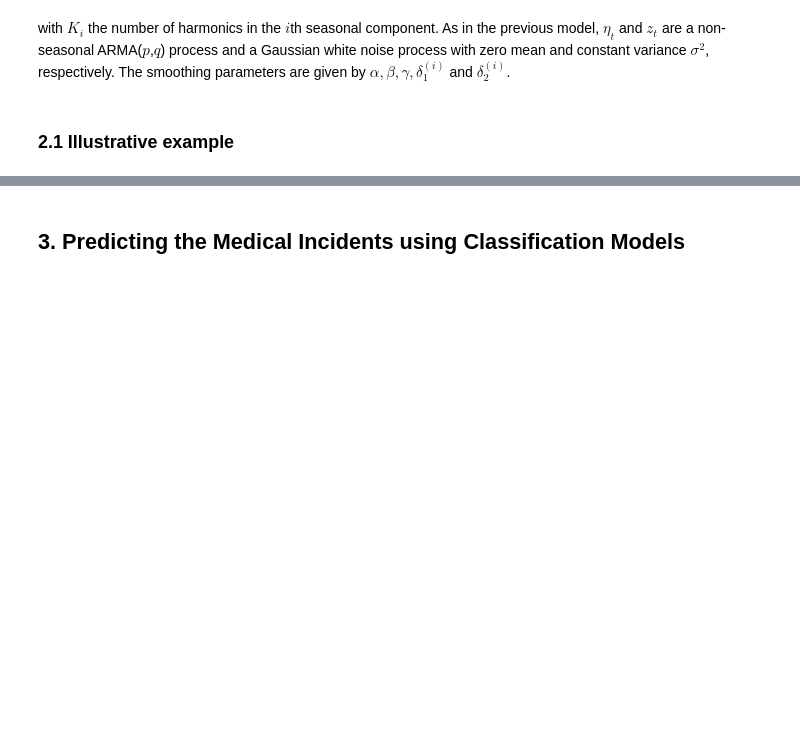
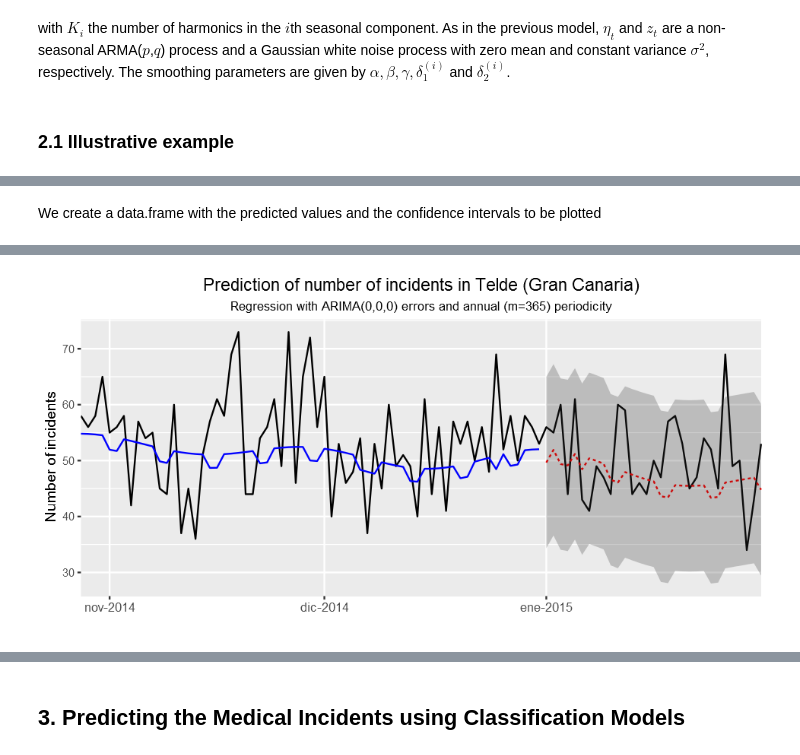
Before and after one commit to taroull/Notebook-112_Prediction_Classification, a Jupyter notebook: Statistical modelling of incidents data.ipynb, the cells around one changed output, grey strips where cells are left out. Cells and saved outputs as stored; diff of their text form; code cells hidden in the pictures; blank space fills up the shorter version.

```diff
--- a/Statistical modelling of incidents data.ipynb
+++ b/Statistical modelling of incidents data.ipynb
@@ -54,0 +81,6 @@ Loading required package: scales
+# %%
+serie2_full<-subset(serie1, date >= strftime('2013-01-01', format = '%Y-%m-%d') & date <= strftime('2015-01-31', format = '%Y-%m-%d'))
+serie2_full <- ts(serie2_full$N, frequency=365.25, start=c(2013,1,1))
+
+serie2_days<-day_df[day_df$date>="2013-01-01" & day_df$date<="2015-01-31",]
+serie2_days$time<-round(time(serie2_full),3)
@@ -54,0 +89,5 @@ Loading required package: scales
+# %%
+K<-12
+serie2_hist<-subset(serie1, date >= strftime('2013-01-01', format = '%Y-%m-%d') & date <= strftime('2014-12-31', format = '%Y-%m-%d'))
+serie2_fourier  <- fourier(ts(serie2_hist$N, frequency=365.25), K=K)
+serie2_fourier_pred <- fourier(ts(serie2_hist$N, frequency=365.25), K=K, h=31)
@@ -54,0 +96,5 @@ Loading required package: scales
+# %%
+serie2_fit <- auto.arima(ts(serie2_hist$N, frequency=365.25, start=c(2013,1,1)),
+                  xreg=cbind(serie2_fourier,serie2_hist$fest), seasonal=TRUE,parallel=TRUE,stepwise=FALSE)
+day_fest<-day_df$fest[day_df$date>="2015-01-01" & day_df$date<="2015-01-31"]
+serie2_predict<- forecast(serie2_fit, xreg=cbind(serie2_fourier_pred,day_fest), h=31, level=95)
@@ -54,0 +104,18 @@ Loading required package: scales
+# %% [markdown]
+We create a data.frame with the predicted values and the confidence intervals to be plotted
+# %%
+serie2_plot<-funggcast(serie2_full,serie2_predict,serie2_days)
+serie2_plot<-serie2_plot[serie2_plot$date>="2014-10-28",]
+# %%
+arma_chart<-ggplot(data=serie2_plot,aes(x=date,y=observed)) +
+     geom_line(col='black') +
+     geom_line(aes(y=fitted),col='blue') +
+     geom_line(aes(y=forecast),col='red',lty=2)+geom_ribbon(aes(ymin=lo95,ymax=hi95),alpha=.25) +
+     scale_x_date(name='',date_breaks='1 month',date_minor_breaks='1 month',labels=date_format("%b-%Y"),expand=c(0,0)) +
+     scale_y_continuous(name='Number of incidents') +
+     theme(axis.text.x=element_text(size=10),plot.title=element_text(hjust = 0.5),plot.subtitle=element_text(hjust = 0.5)) +
+     labs(title='Prediction of number of incidents in Telde (Gran Canaria)',
+          subtitle=bquote('Regression with ARIMA('*.(serie2_fit$arma[1])*','*.(serie2_fit$arma[6])*','*.(serie2_fit$arma[2])*') errors and annual (m=365) periodicity' ))
+
+arma_chart
+# %% [output]
@@ -54,0 +125 @@ Loading required package: scales
+[figure, added]
```
Also changed, not shown: parts of 38 cells of this notebook, 1 other file.
